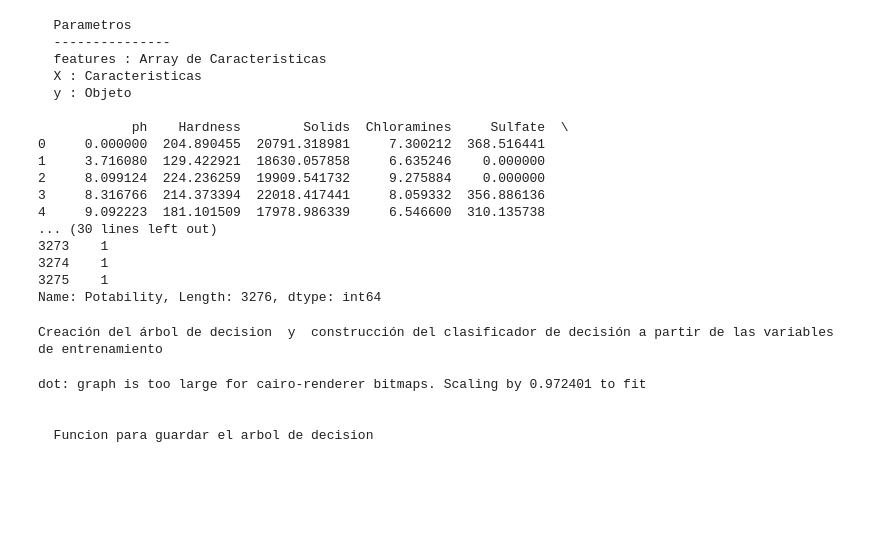
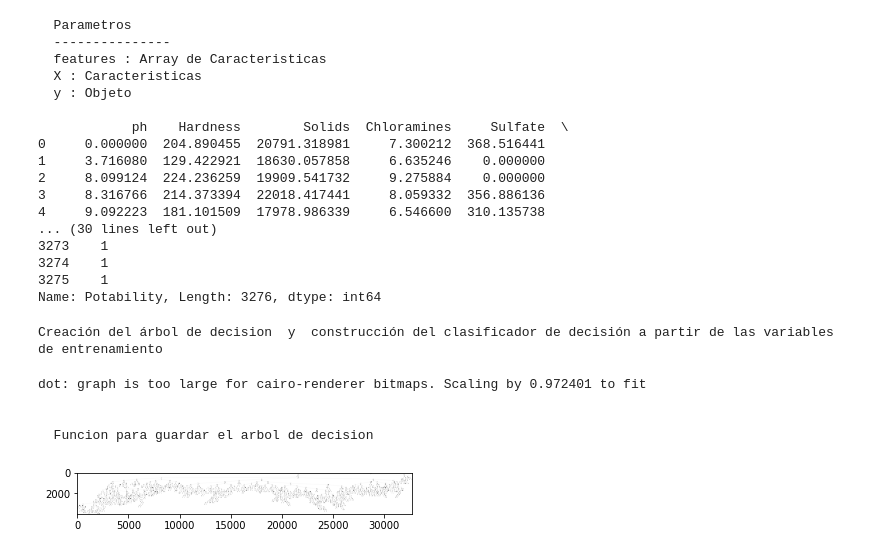
Before and after one commit to JosselynChila/Laboratorio2Decisiontree, a Jupyter notebook: [NRC_6292]JosselynChila_Lab2.ipynb, the cells around one changed output. Drawn from its saved outputs; the diff is of its cells as text; code cells hidden in the pictures; blank space fills up the shorter version.

```diff
--- a/[NRC_6292]JosselynChila_Lab2.ipynb
+++ b/[NRC_6292]JosselynChila_Lab2.ipynb
@@ -113,3 +113,13 @@ dot: graph is too large for cairo-renderer bitmaps. Scaling by 0.972401 to fit
 
 
   Funcion para guardar el arbol de decision
+# %%
+def isualizarArbolDecision():
+  '''Funcion para visualizar el arbol de decision
+  --------------------------------------------------
+  '''
+img = pltimg.imread('mydecisiontree.png')
+imgplot = plt.imshow(img)
+plt.show()
+# %% [output]
+[figure, added]
```
